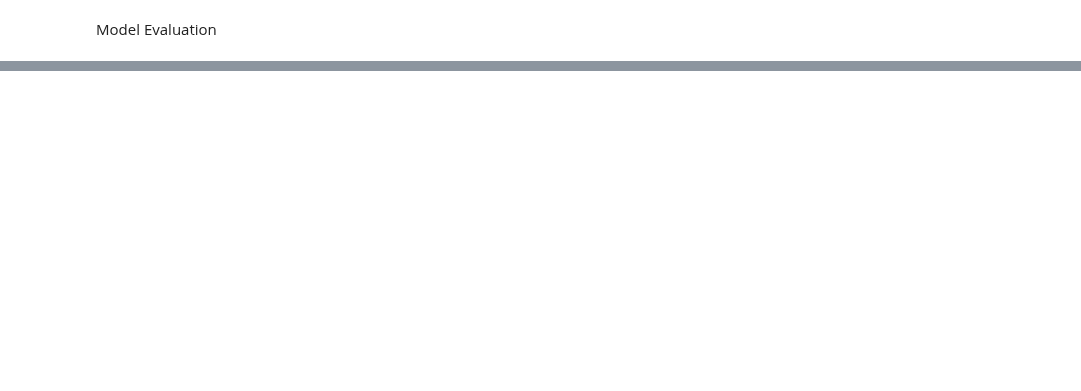
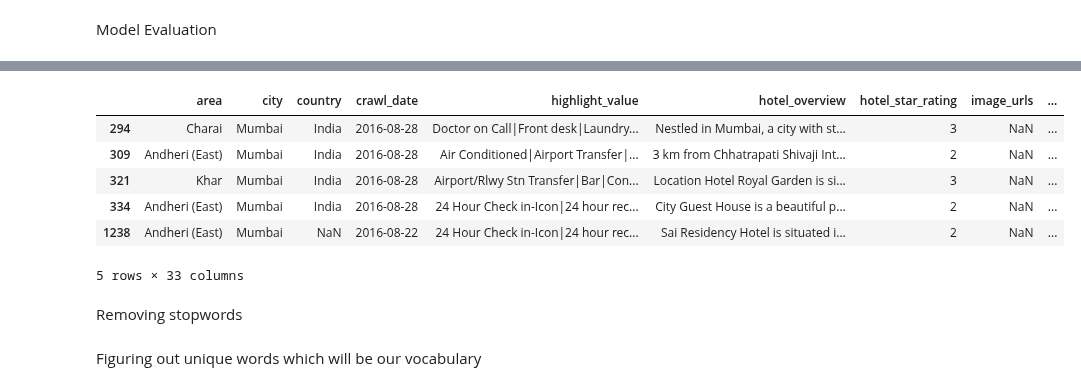
Before and after one commit to Angel-dash/Deep-learning-, a Jupyter notebook: NLP/NLP_8.ipynb, the cells around one changed output, grey strips where cells are left out. Saved outputs shown, nothing was run; the diff lists cells and outputs as text; code cells hidden in the pictures; blank space fills up the shorter version.

```diff
--- a/NLP/NLP_8.ipynb
+++ b/NLP/NLP_8.ipynb
@@ -350,0 +392,13 @@ Testing Accuracy:  0.7495
+# %%
+array = ['Mumbai']
+data = data.loc[data['city'].isin(array)]
+# %%
+data.head(5)
+# %% [output]
+|  | area | city | country | crawl_date | highlight_value | hotel_overview | hotel_star_rating | image_urls | ... |
+| 294 | Charai | Mumbai | India | 2016-08-28 | Doctor on Call|Front desk|Laundry... | Nestled in Mumbai, a city with st... | 3 | NaN | ... |
+| 309 | Andheri (East) | Mumbai | India | 2016-08-28 | Air Conditioned|Airport Transfer|... | 3 km from Chhatrapati Shivaji Int... | 2 | NaN | ... |
+| 321 | Khar | Mumbai | India | 2016-08-28 | Airport/Rlwy Stn Transfer|Bar|Con... | Location Hotel Royal Garden is si... | 3 | NaN | ... |
+| 334 | Andheri (East) | Mumbai | India | 2016-08-28 | 24 Hour Check in-Icon|24 hour rec... | City Guest House is a beautiful p... | 2 | NaN | ... |
+| 1238 | Andheri (East) | Mumbai | NaN | 2016-08-22 | 24 Hour Check in-Icon|24 hour rec... | Sai Residency Hotel is situated i... | 2 | NaN | ... |
+5 rows × 33 columns
@@ -350,0 +408,2 @@ Testing Accuracy:  0.7495
+# %% [markdown]
+Removing stopwords
@@ -350,0 +428,2 @@ Testing Accuracy:  0.7495
+# %% [markdown]
+Figuring out unique words which will be our vocabulary
```
Also changed, not shown: parts of 16 cells of this notebook, 1 other file.
